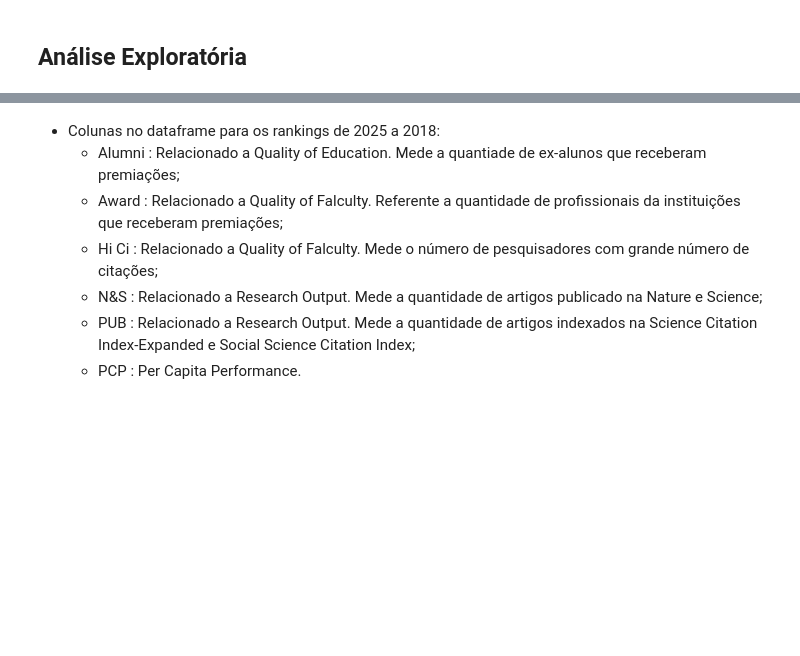
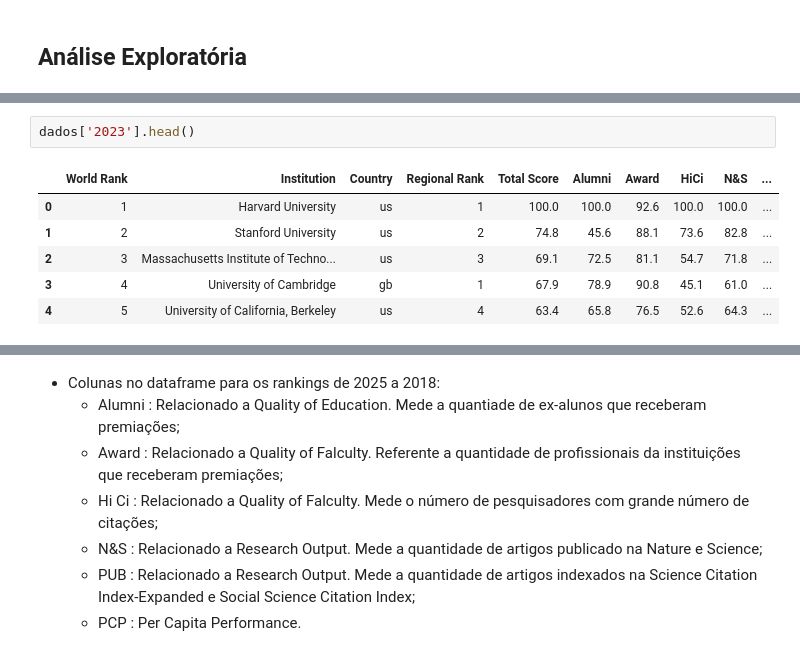
Before and after one commit to RodolfoPCruz/education_analysis, a Jupyter notebook: Shanghai World University Rankings/Shanghai Ranking.ipynb, the cells around one changed output, grey strips where cells are left out. Drawn from its saved outputs; the diff is of its cells as text; blank space fills up the shorter version.

```diff
--- a/Shanghai World University Rankings/Shanghai Ranking.ipynb
+++ b/Shanghai World University Rankings/Shanghai Ranking.ipynb
@@ -69,3 +75,12 @@ df_2005_2018.head()
+# %%
+dados['2023'].head()
+# %% [output]
+|  | World Rank | Institution | Country | Regional Rank | Total Score | Alumni | Award | HiCi | N&S | ... |
+| 0 | 1 | Harvard University | us | 1 | 100.0 | 100.0 | 92.6 | 100.0 | 100.0 | ... |
+| 1 | 2 | Stanford University | us | 2 | 74.8 | 45.6 | 88.1 | 73.6 | 82.8 | ... |
+| 2 | 3 | Massachusetts Institute of Techno... | us | 3 | 69.1 | 72.5 | 81.1 | 54.7 | 71.8 | ... |
+| 3 | 4 | University of Cambridge | gb | 1 | 67.9 | 78.9 | 90.8 | 45.1 | 61.0 | ... |
+| 4 | 5 | University of California, Berkeley | us | 4 | 63.4 | 65.8 | 76.5 | 52.6 | 64.3 | ... |
 # %%
 df_2005_2018.columns
 # %% [output]
```
Also changed, not shown: parts of 5 cells of this notebook, 2 other files.
